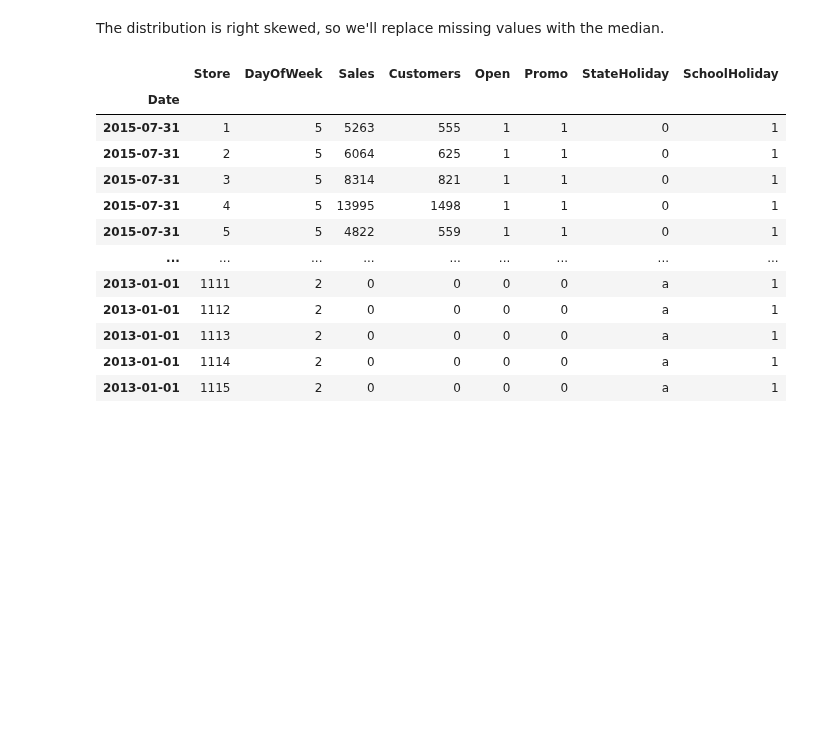
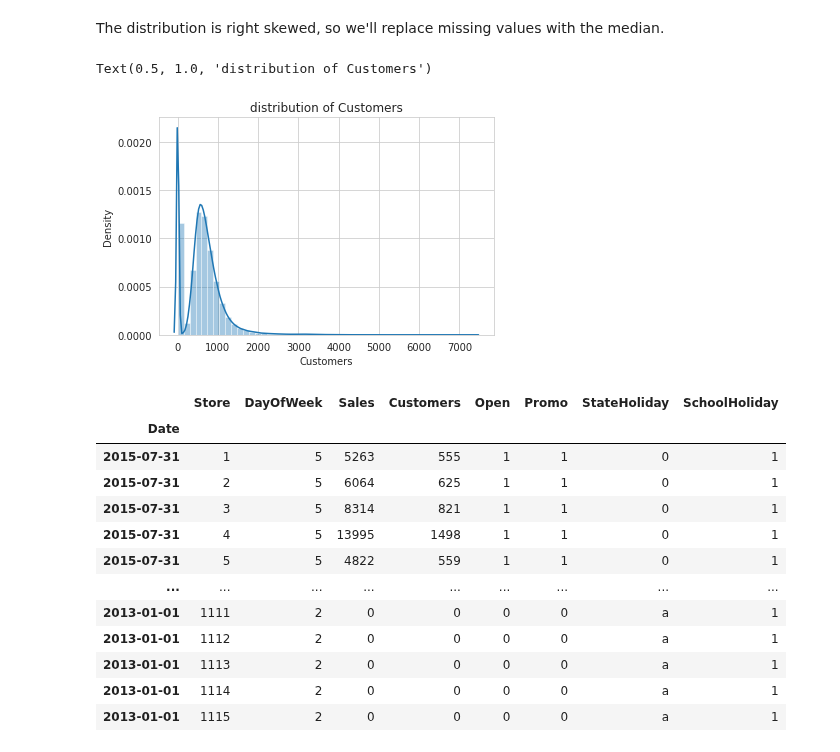
Before and after one commit to amalmon/RETAIL-SALES-PREDICTION, a Jupyter notebook: AMAL_Rossmann_Sales_Prediction_Capstone_Project.ipynb, the cells around one changed output. Drawn from its saved outputs; the diff is of its cells as text; code cells hidden in the pictures; blank space fills up the shorter version.

```diff
--- a/AMAL_Rossmann_Sales_Prediction_Capstone_Project.ipynb
+++ b/AMAL_Rossmann_Sales_Prediction_Capstone_Project.ipynb
@@ -155,6 +155,12 @@ The distribution is right skewed, so we'll replace missing values with the media
 # %%
 # replace missing values in CompetitionDistance with median for the store dataset
 store_data.CompetitionDistance.fillna(store_data.CompetitionDistance.median(),inplace=True)
+# %%
+sns.distplot(rossmann_stores_data.Customers.dropna())
+plt.title("distribution of Customers")
+# %% [output]
+Text(0.5, 1.0, 'distribution of Customers')
+[figure, added]
 # %%
 rossmann_stores_data
 # %% [output]
```
Also changed, not shown: parts of 44 cells of this notebook.
